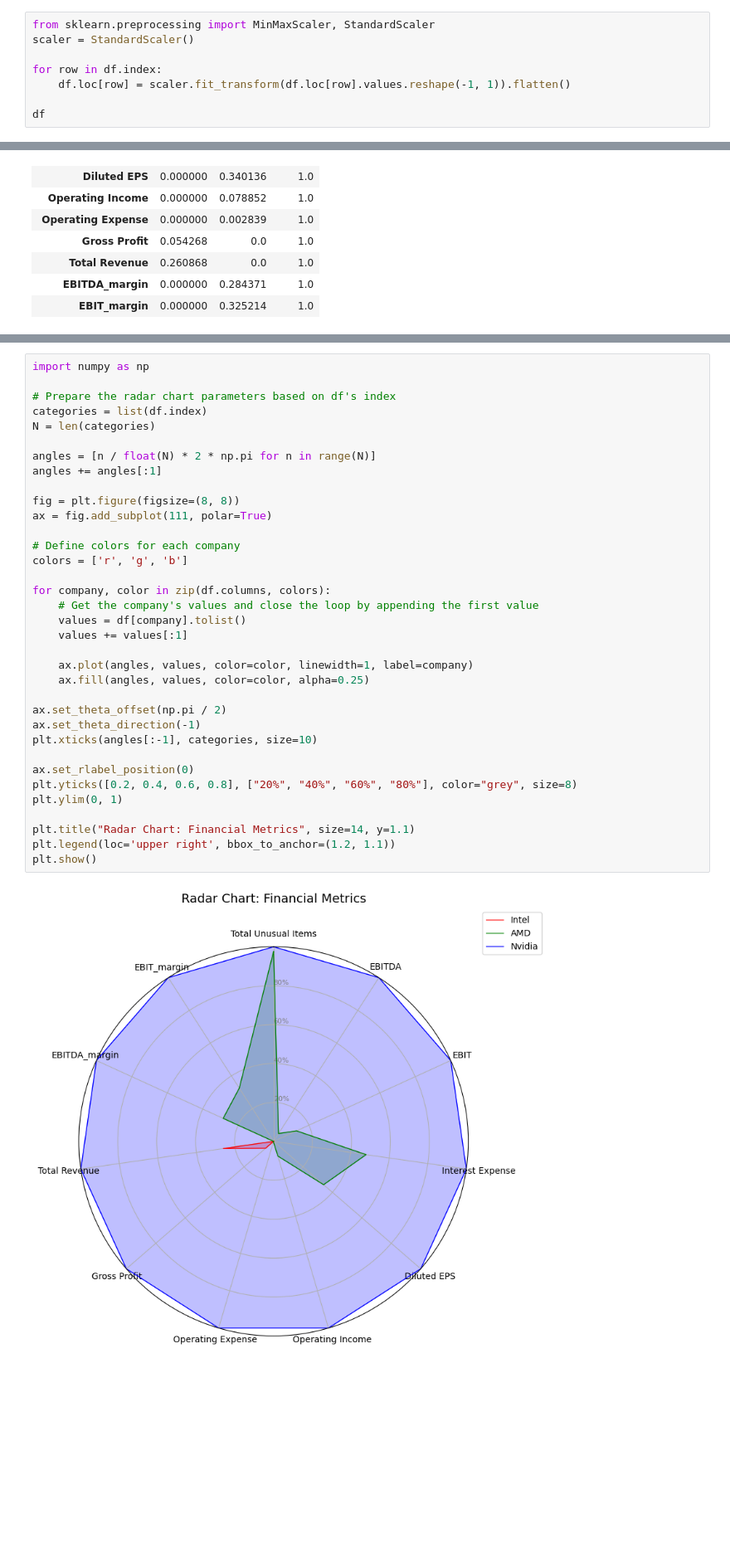
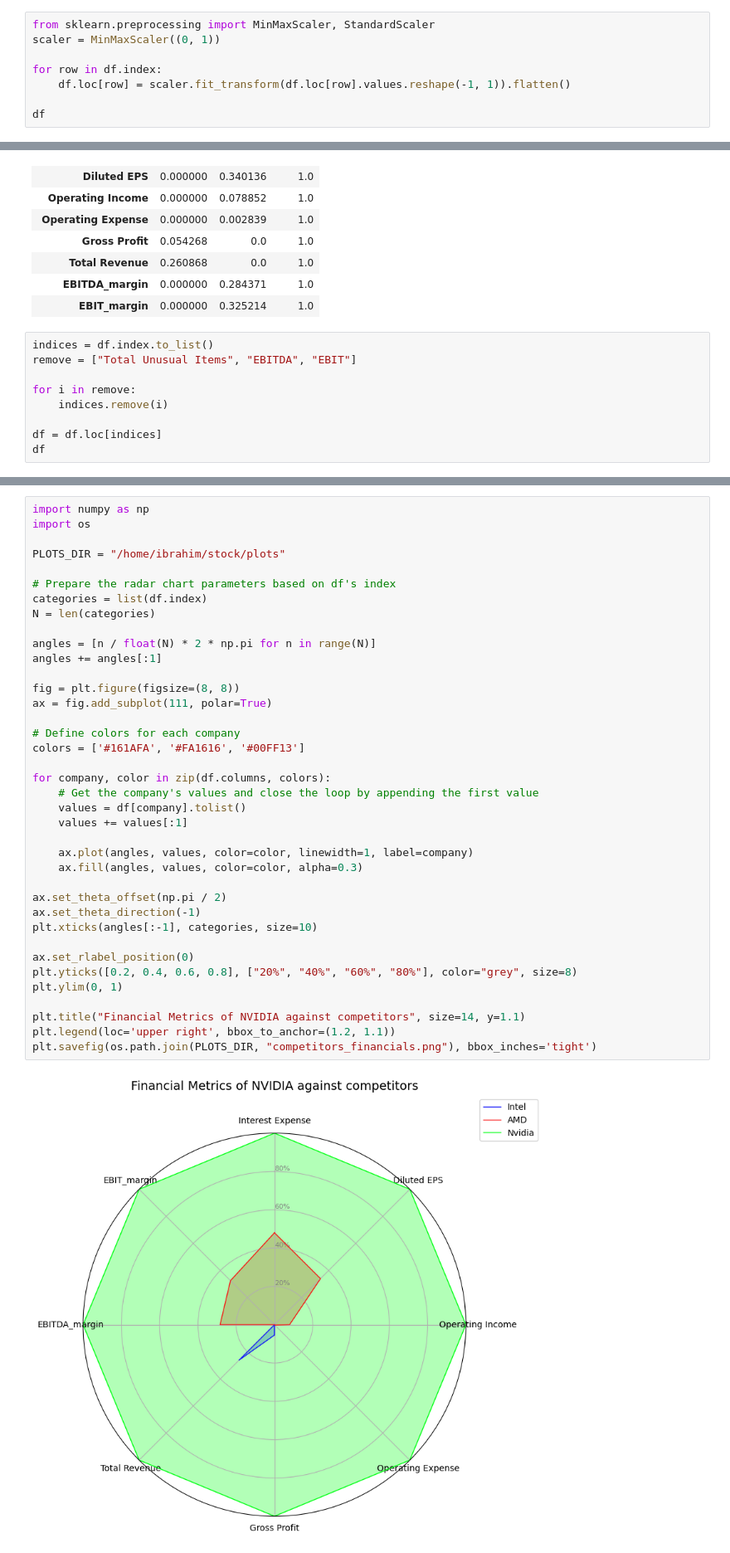
Before and after one commit to ibitec7/stock, a Jupyter notebook: src/stock.ipynb, the cells around one changed output, grey strips where cells are left out. Shown at 83% size. Drawn from its saved outputs; the diff is of its cells as text; blank space fills up the shorter version.

```diff
--- a/src/stock.ipynb
+++ b/src/stock.ipynb
@@ -110,7 +110,7 @@ df
 | EBIT_margin | -1.916348e-01 | 0.080706 | 0.645785 |
 # %%
 from sklearn.preprocessing import MinMaxScaler, StandardScaler
-scaler = StandardScaler()
+scaler = MinMaxScaler((0, 1))
 
 for row in df.index:
     df.loc[row] = scaler.fit_transform(df.loc[row].values.reshape(-1, 1)).flatten()
@@ -129,3 +129,12 @@ df
 | Total Revenue | 0.260868 | 0.0 | 1.0 |
 | EBITDA_margin | 0.000000 | 0.284371 | 1.0 |
 | EBIT_margin | 0.000000 | 0.325214 | 1.0 |
+# %%
+indices = df.index.to_list()
+remove = ["Total Unusual Items", "EBITDA", "EBIT"]
+
+for i in remove:
+    indices.remove(i)
+
+df = df.loc[indices]
+df
@@ -132,40 +151,43 @@ df
 # %%
 import numpy as np
+import os
+
+PLOTS_DIR = "/home/ibrahim/stock/plots"
 
 # Prepare the radar chart parameters based on df's index
 categories = list(df.index)
 N = len(categories)
 
 angles = [n / float(N) * 2 * np.pi for n in range(N)]
 angles += angles[:1]
 
 fig = plt.figure(figsize=(8, 8))
 ax = fig.add_subplot(111, polar=True)
 
 # Define colors for each company
-colors = ['r', 'g', 'b']
+colors = ['#161AFA', '#FA1616', '#00FF13']
 
 for company, color in zip(df.columns, colors):
     # Get the company's values and close the loop by appending the first value
     values = df[company].tolist()
     values += values[:1]
 
     ax.plot(angles, values, color=color, linewidth=1, label=company)
-    ax.fill(angles, values, color=color, alpha=0.25)
+    ax.fill(angles, values, color=color, alpha=0.3)
 
 ax.set_theta_offset(np.pi / 2)
 ax.set_theta_direction(-1)
 plt.xticks(angles[:-1], categories, size=10)
 
 ax.set_rlabel_position(0)
 plt.yticks([0.2, 0.4, 0.6, 0.8], ["20%", "40%", "60%", "80%"], color="grey", size=8)
 plt.ylim(0, 1)
 
-plt.title("Radar Chart: Financial Metrics", size=14, y=1.1)
+plt.title("Financial Metrics of NVIDIA against competitors", size=14, y=1.1)
 plt.legend(loc='upper right', bbox_to_anchor=(1.2, 1.1))
-plt.show()
+plt.savefig(os.path.join(PLOTS_DIR, "competitors_financials.png"), bbox_inches='tight')
 # %% [output]
-[figure, old version]
+[figure, new version]
 # %%
 fig = plt.figure(figsize=(8, 8))
 ax = fig.add_subplot(111, polar=True)
```
Also changed, not shown: parts of 1 cell of this notebook, 28 other files.
